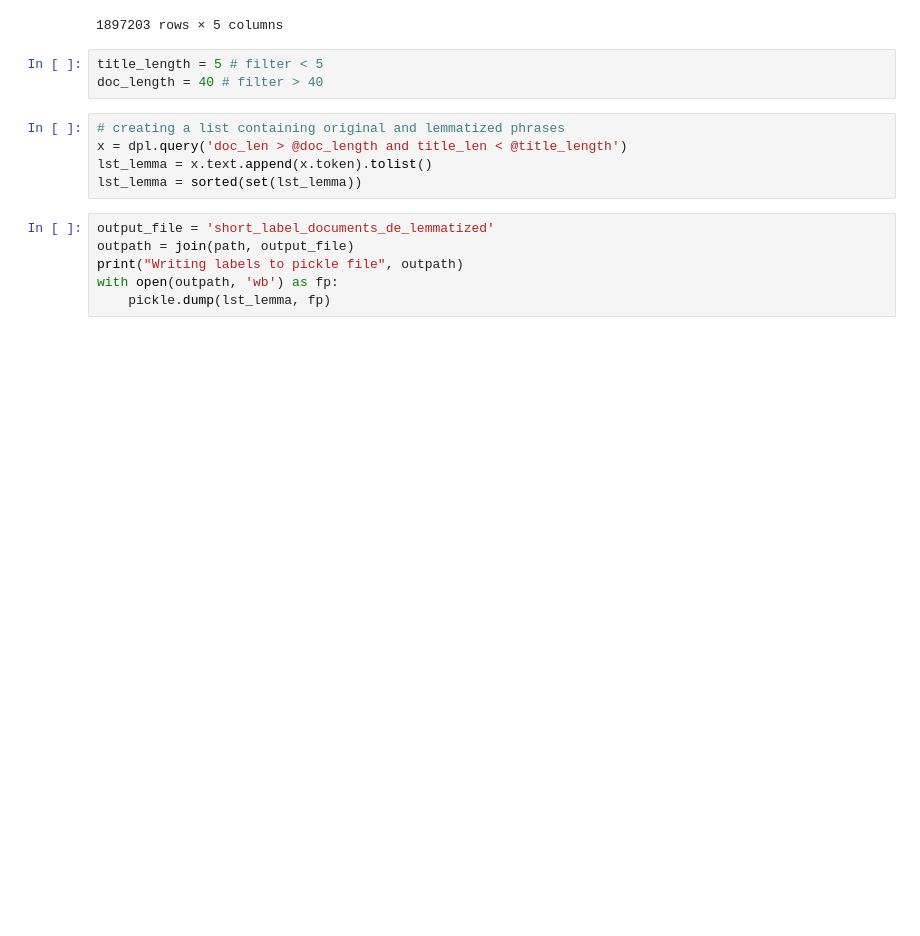
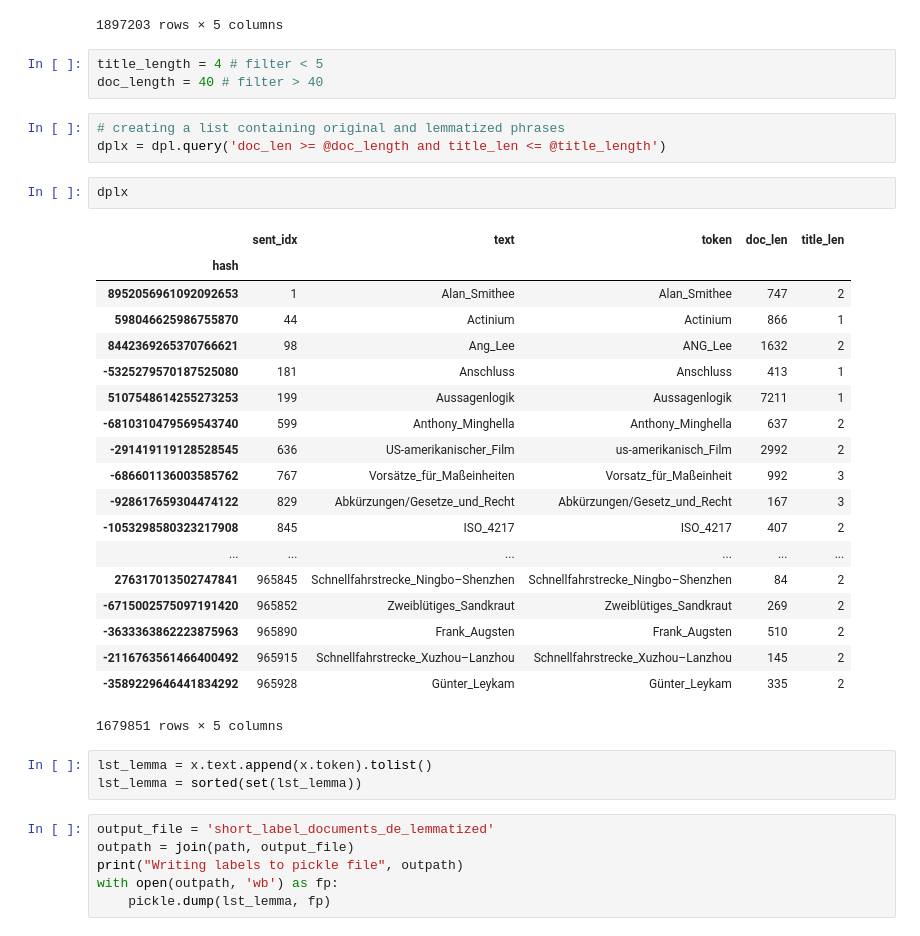
Before and after one commit to andifunke/topic-labeling, a Jupyter notebook: Reimplementing_NETL_preprocessing.ipynb, the cells around one changed output. Saved outputs shown, nothing was run; the diff lists cells and outputs as text; blank space fills up the shorter version.

```diff
--- a/Reimplementing_NETL_preprocessing.ipynb
+++ b/Reimplementing_NETL_preprocessing.ipynb
@@ -41,13 +41,36 @@ dpl
 | 565722473309849774 | 966206 | Schloss_Walpersdorf | Schloss_Walpersdorf | 326 | 2 |
 1897203 rows × 5 columns
 # %%
-title_length = 5 # filter < 5
+title_length = 4 # filter < 5
 doc_length = 40 # filter > 40
 # %%
 # creating a list containing original and lemmatized phrases
-x = dpl.query('doc_len > @doc_length and title_len < @title_length')
-lst_lemma = x.text.append(x.token).tolist()
-lst_lemma = sorted(set(lst_lemma))
+dplx = dpl.query('doc_len >= @doc_length and title_len <= @title_length')
+# %%
+dplx
+# %% [output]
+|  | sent_idx | text | token | doc_len | title_len |
+| hash |  |  |  |  |  |
+| 8952056961092092653 | 1 | Alan_Smithee | Alan_Smithee | 747 | 2 |
+| 598046625986755870 | 44 | Actinium | Actinium | 866 | 1 |
+| 8442369265370766621 | 98 | Ang_Lee | ANG_Lee | 1632 | 2 |
+| -5325279570187525080 | 181 | Anschluss | Anschluss | 413 | 1 |
+| 5107548614255273253 | 199 | Aussagenlogik | Aussagenlogik | 7211 | 1 |
+| -6810310479569543740 | 599 | Anthony_Minghella | Anthony_Minghella | 637 | 2 |
+| -291419119128528545 | 636 | US-amerikanischer_Film | us-amerikanisch_Film | 2992 | 2 |
+| -686601136003585762 | 767 | Vorsätze_für_Maßeinheiten | Vorsatz_für_Maßeinheit | 992 | 3 |
+| -928617659304474122 | 829 | Abkürzungen/Gesetze_und_Recht | Abkürzungen/Gesetz_und_Recht | 167 | 3 |
+| -1053298580323217908 | 845 | ISO_4217 | ISO_4217 | 407 | 2 |
+| ... | ... | ... | ... | ... | ... |
+| 276317013502747841 | 965845 | Schnellfahrstrecke_Ningbo–Shenzhen | Schnellfahrstrecke_Ningbo–Shenzhen | 84 | 2 |
+| -6715002575097191420 | 965852 | Zweiblütiges_Sandkraut | Zweiblütiges_Sandkraut | 269 | 2 |
+| -3633363862223875963 | 965890 | Frank_Augsten | Frank_Augsten | 510 | 2 |
+| -2116763561466400492 | 965915 | Schnellfahrstrecke_Xuzhou–Lanzhou | Schnellfahrstrecke_Xuzhou–Lanzhou | 145 | 2 |
+| -3589229646441834292 | 965928 | Günter_Leykam | Günter_Leykam | 335 | 2 |
+1679851 rows × 5 columns
+# %%
+lst_lemma = x.text.append(x.token).tolist()
+lst_lemma = sorted(set(lst_lemma))
 # %%
 output_file = 'short_label_documents_de_lemmatized'
 outpath = join(path, output_file)
```
Also changed, not shown: 4 other files.
